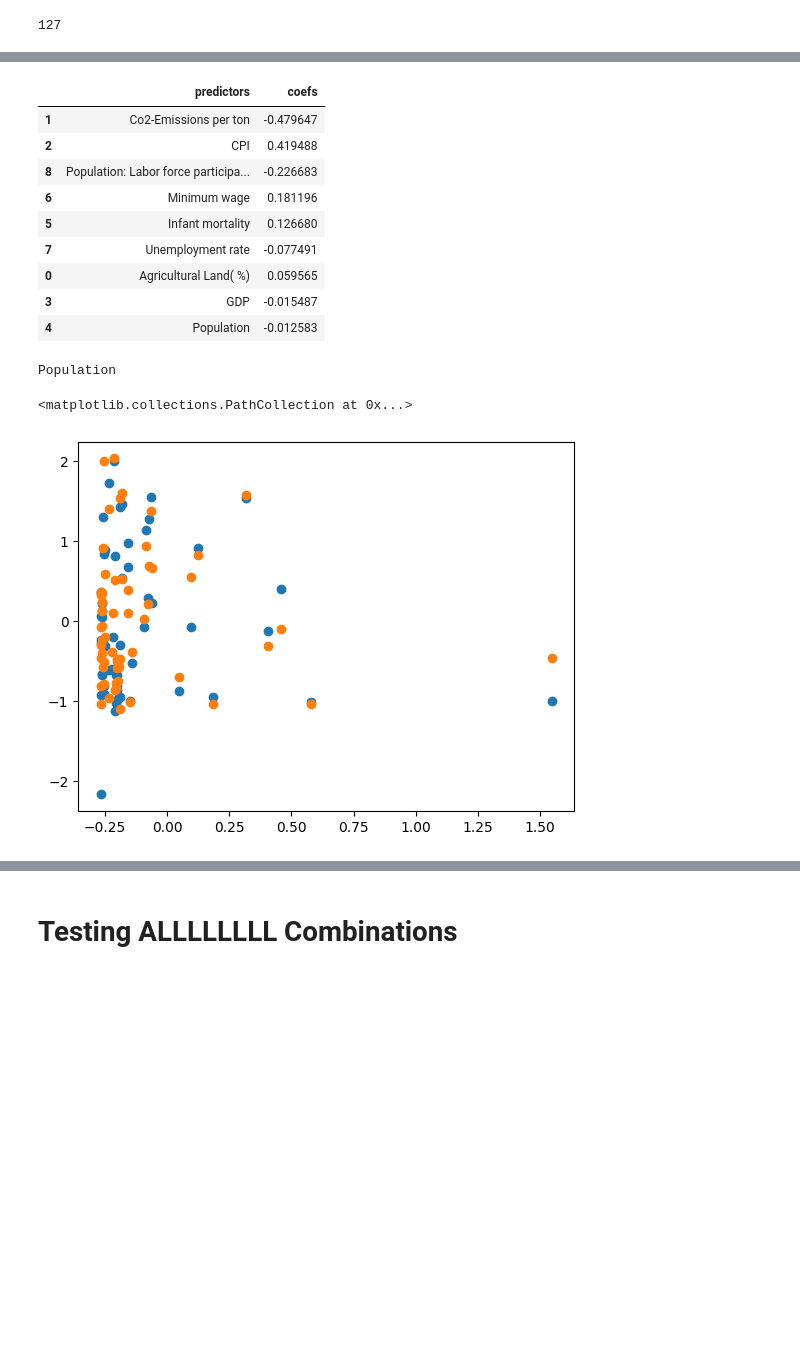
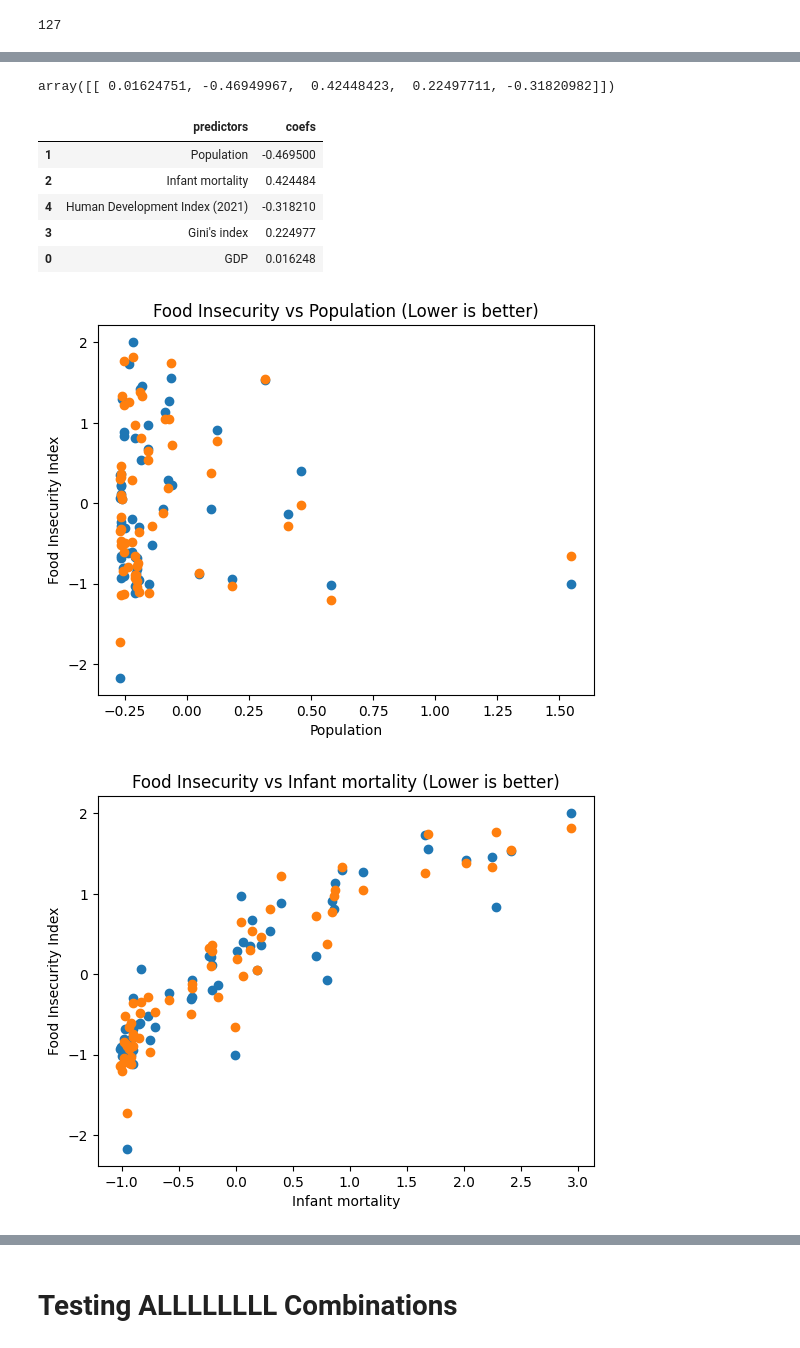
Before and after one commit to michael-hoon/Food-Security-Forecasting, a Jupyter notebook: 2D_final.ipynb, the cells around one changed output, grey strips where cells are left out. Drawn from its saved outputs; the diff is of its cells as text; code cells hidden in the pictures; blank space fills up the shorter version.

```diff
--- a/2D_final.ipynb
+++ b/2D_final.ipynb
@@ -72,4 +87,4 @@ df_imp["Country"] = df.loc[:, ["Country"]]
 df_country_name = df_imp["Country"]
 df_without_country_name = df_imp.drop(["Country"], axis = 1)
 # %%
-pd.DataFrame(df_without_country_name)
+df_without_country_name = pd.DataFrame(df_without_country_name)
@@ -298,30 +286,41 @@ bestModelCoefs, bestError = gridSearch(xTrain, xTest, yTrain, yTest)
+# %%
+betterModelCoefs
+# %% [output]
+array([[ 0.01624751, -0.46949967,  0.42448423,  0.22497711, -0.31820982]])
 # %%
-bestPredictors = pd.DataFrame({"predictors": xTrain.columns[0 : len(bestModelCoefs)], "coefs": bestModelCoefs})
-bestPredictors["coefs_abs"] = bestPredictors["coefs"].abs()
-bestPredictors = bestPredictors.sort_values("coefs_abs", ascending = False)
-bestPredictors = bestPredictors.drop(["coefs_abs"], axis = 1)
-bestPredictors
+betterPredictors = pd.DataFrame({"predictors": bettercomb, "coefs": betterModelCoefs[0]})
+betterPredictors["coefs_abs"] = betterPredictors["coefs"].abs()
+betterPredictors = betterPredictors.sort_values("coefs_abs", ascending = False)
+betterPredictors = betterPredictors.drop(["coefs_abs"], axis = 1)
+betterPredictors
 # %% [output]
 |  | predictors | coefs |
-| 1 | Co2-Emissions per ton | -0.479647 |
-| 2 | CPI | 0.419488 |
-| 8 | Population: Labor force participa... | -0.226683 |
-| 6 | Minimum wage | 0.181196 |
-| 5 | Infant mortality | 0.126680 |
-| 7 | Unemployment rate | -0.077491 |
-| 0 | Agricultural Land( %) | 0.059565 |
-| 3 | GDP | -0.015487 |
-| 4 | Population | -0.012583 |
+| 1 | Population | -0.469500 |
+| 2 | Infant mortality | 0.424484 |
+| 4 | Human Development Index (2021) | -0.318210 |
+| 3 | Gini's index | 0.224977 |
+| 0 | GDP | 0.016248 |
+# %%
+# function to display charts
+def chart_display(df, predictors, xtest, ytest, ypred):
+    for i in range(predictors.shape[0]):
+        x_axis = df.loc[:,predictors].columns[i]
+        #print(f"{i+1}: Food Insecurity vs {x_axis} (Lower is better)")
+        fig,ax = plt.subplots()
+        plt.scatter(xtest[x_axis], ytest)
+        plt.scatter(xtest[x_axis], ypred)
+        ax.set_title(f"Food Insecurity vs {x_axis} (Lower is better)")
+        ax.set_xlabel(x_axis)
+        ax.set_ylabel("Food Insecurity Index")
+        plt.show()
+        fig.clear()
+        ax.clear()
 # %%
-xrain, xest, yrain, yest = split_data(betterFeatureDf[bestPredictors['predictors']], betterTargetDf, random_state=42, test_size=0.3)
-best_model = LinearRegression()
-best_model.fit(xrain, yrain)
-redictions = best_model.predict(xest)
-x_axis = betterFeatureDf[bestPredictors].columns[4]
-print(x_axis)
-plt.scatter(xest[x_axis], yest)
-plt.scatter(xest[x_axis], redictions)
+xrain, xest, yrain, yest = split_data(betterFeatureDf[betterPredictors['predictors']], betterTargetDf, random_state=42, test_size=0.3)
+better_model = LinearRegression()
+better_model.fit(xrain, yrain)
+redictions = better_model.predict(xest)
+chart_display(betterFeatureDf, betterPredictors.loc[:,'predictors'], xest, yest, redictions)
 # %% [output]
-Population
-<matplotlib.collections.PathCollection at 0x...>
-[figure, old version]
+[figure, new version]
+[figure, added]
```
Also changed, not shown: parts of 35 cells of this notebook, 10 other files.
